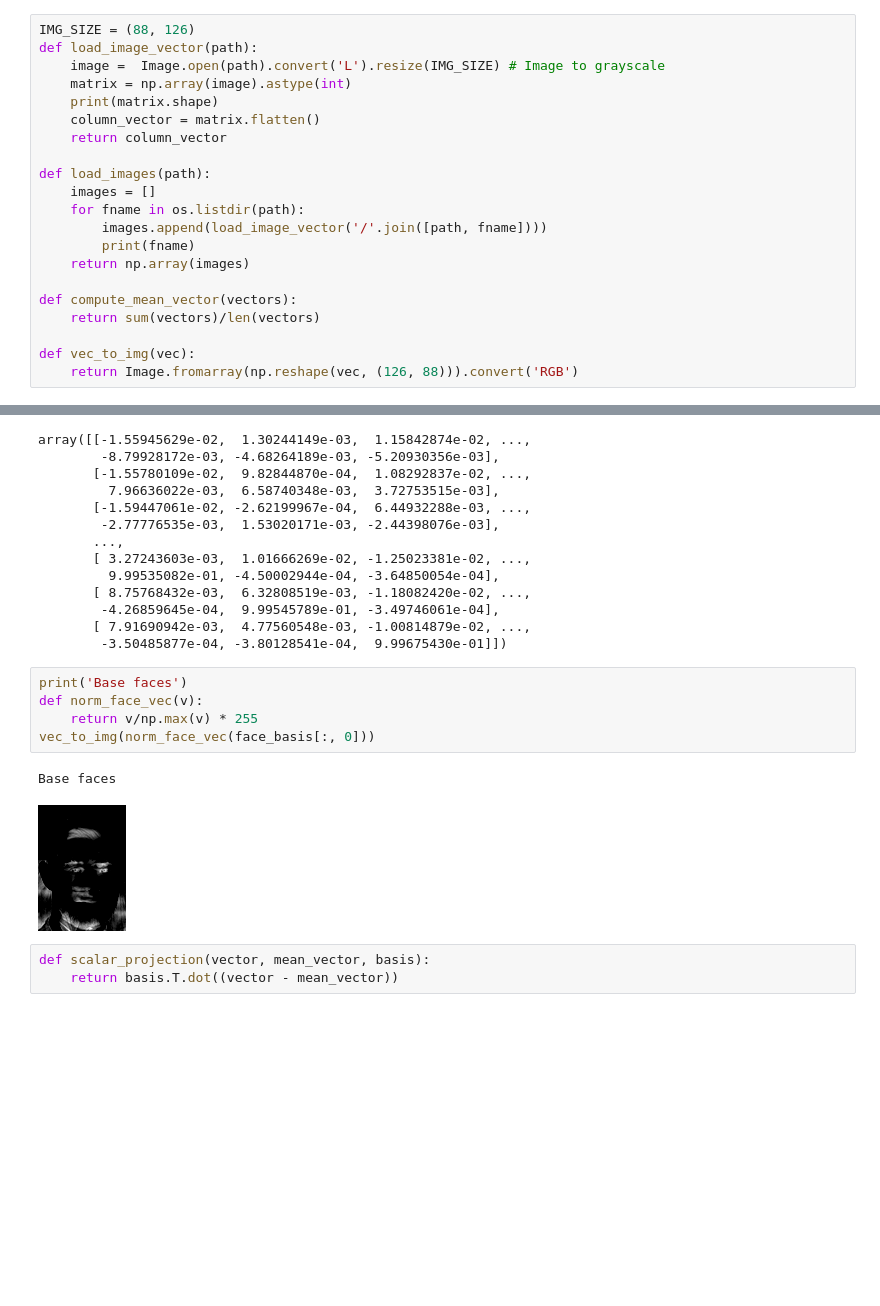
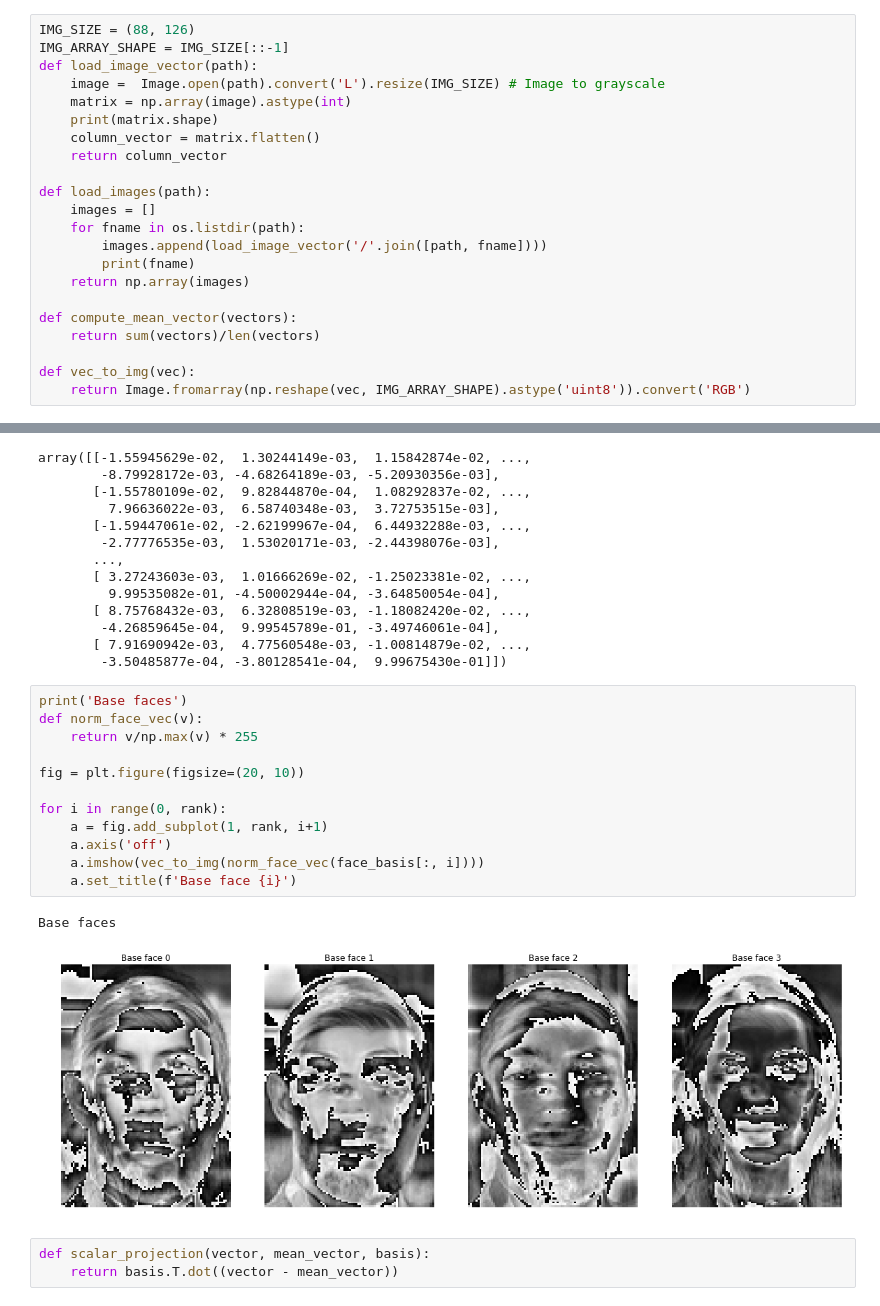
Before and after one commit to Euphe/svd_face_recognition, a Jupyter notebook: face_recognition.ipynb, the cells around one changed output, grey strips where cells are left out. Cells and saved outputs as stored; diff of their text form; blank space fills up the shorter version.

Commit message:
Add test data, better plots, many fixes

```diff
--- a/face_recognition.ipynb
+++ b/face_recognition.ipynb
@@ -8,6 +8,7 @@ from matplotlib.pyplot import imshow
 %matplotlib inline
 # %%
 IMG_SIZE = (88, 126)
+IMG_ARRAY_SHAPE = IMG_SIZE[::-1]
 def load_image_vector(path):
     image =  Image.open(path).convert('L').resize(IMG_SIZE) # Image to grayscale
     matrix = np.array(image).astype(int)
@@ -26,7 +27,7 @@ def compute_mean_vector(vectors):
     return sum(vectors)/len(vectors)
 
 def vec_to_img(vec):
-    return Image.fromarray(np.reshape(vec, (126, 88))).convert('RGB')
+    return Image.fromarray(np.reshape(vec, IMG_ARRAY_SHAPE).astype('uint8')).convert('RGB')
 # %%
 photos_path = './data/train'
 # %%
@@ -80,11 +79,18 @@ array([[-1.55945629e-02,  1.30244149e-03,  1.15842874e-02, ...,
 # %%
 print('Base faces')
 def norm_face_vec(v):
     return v/np.max(v) * 255
-vec_to_img(norm_face_vec(face_basis[:, 0]))
+
+fig = plt.figure(figsize=(20, 10))
+
+for i in range(0, rank):
+    a = fig.add_subplot(1, rank, i+1)
+    a.axis('off')
+    a.imshow(vec_to_img(norm_face_vec(face_basis[:, i])))
+    a.set_title(f'Base face {i}')
 # %% [output]
 Base faces
-[figure, old version]
+[figure, new version]
 # %%
 def scalar_projection(vector, mean_vector, basis):
     return basis.T.dot((vector - mean_vector))
```
Also changed, not shown: parts of 10 cells of this notebook, 4 other files.
